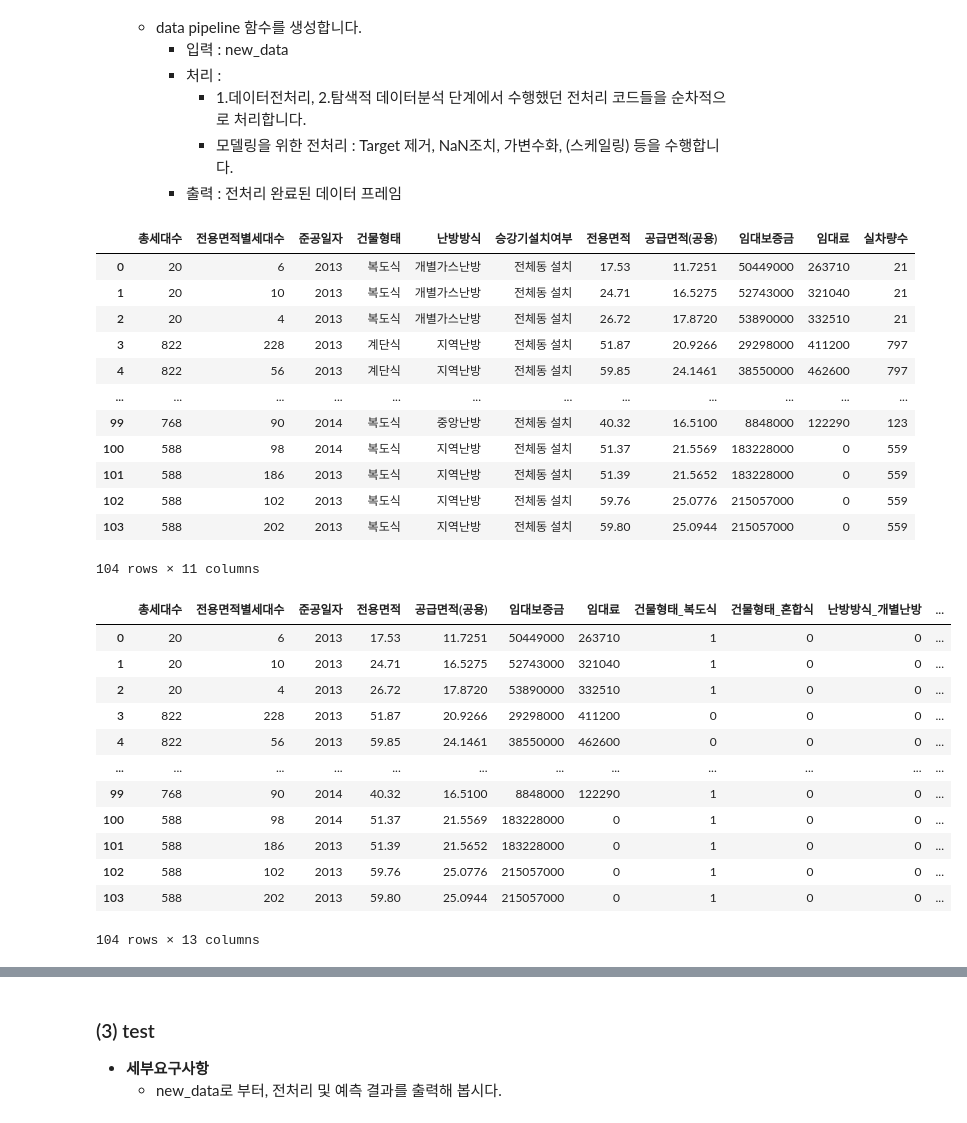
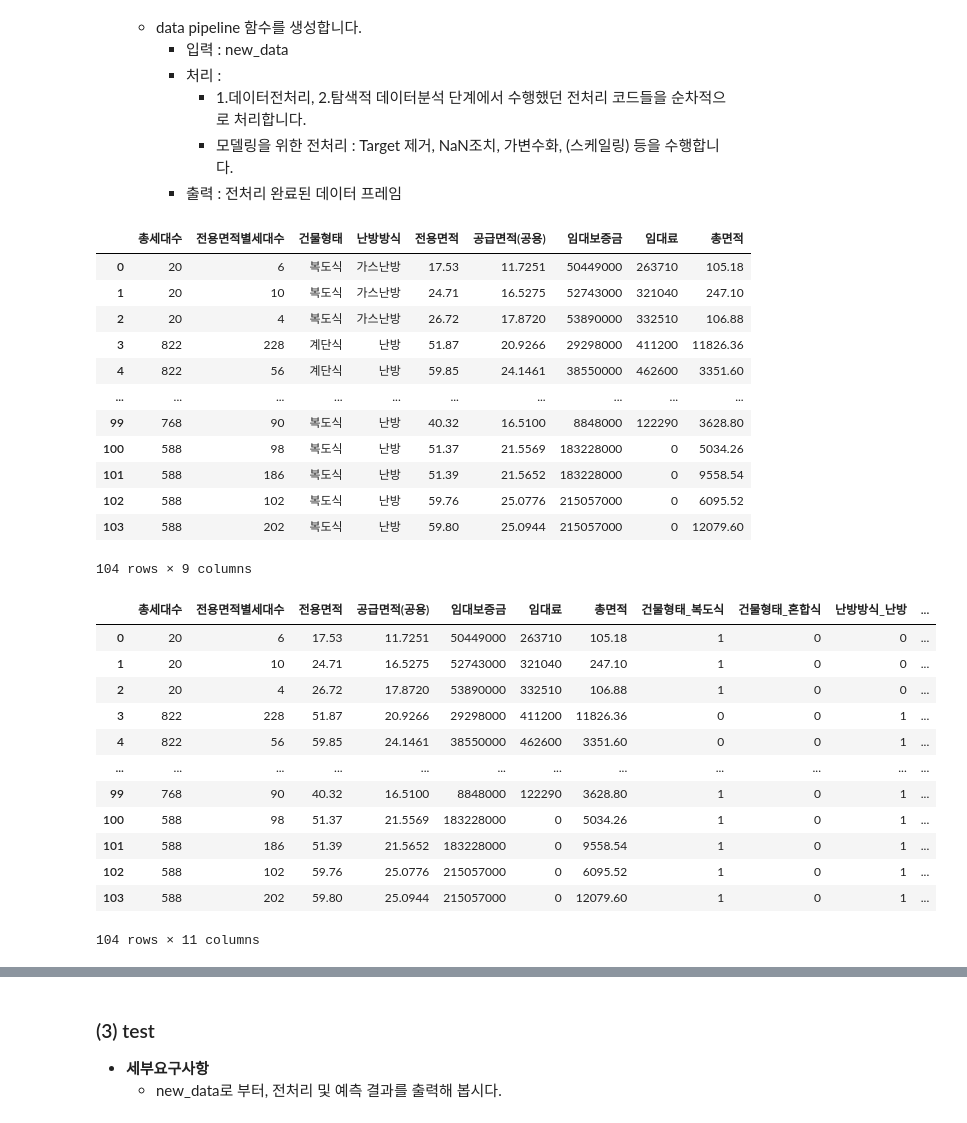
Before and after one commit to YY2mk/KT_aivle, a Jupyter notebook: mini_pjt/mini_3/실습파일_에이블러용/실습파일/3.모델링.ipynb, the cells around one changed output, grey strips where cells are left out. Saved outputs shown, nothing was run; the diff lists cells and outputs as text; code cells hidden in the pictures.

```diff
--- a/mini_pjt/mini_3/실습파일_에이블러용/실습파일/3.모델링.ipynb
+++ b/mini_pjt/mini_3/실습파일_에이블러용/실습파일/3.모델링.ipynb
@@ -363,7 +422,7 @@ result
     * test.xlsx 를 읽어서 new_data 이름으로 저장
     * 해당 데이터는 최초 데이터와 동일한 구조입니다. 이 데이터를 이용하여 전처리와 예측을 수행해야 합니다.
 # %%
-new_data = joblib.load(path + 'test2.pkl')
+new_data = joblib.load(path + 'test3.pkl')
 # %%
 new_data
 # %% [output]
@@ -395,35 +456,34 @@ new_data.drop(drop_cols, axis=1, inplace=True)
 # %%
 new_data
 # %% [output]
-|  | 총세대수 | 전용면적별세대수 | 준공일자 | 건물형태 | 난방방식 | 승강기설치여부 | 전용면적 | 공급면적(공용) | 임대보증금 | 임대료 | 실차량수 |
-| 0 | 20 | 6 | 2013 | 복도식 | 개별가스난방 | 전체동 설치 | 17.53 | 11.7251 | 50449000 | 263710 | 21 |
-| 1 | 20 | 10 | 2013 | 복도식 | 개별가스난방 | 전체동 설치 | 24.71 | 16.5275 | 52743000 | 321040 | 21 |
-| 2 | 20 | 4 | 2013 | 복도식 | 개별가스난방 | 전체동 설치 | 26.72 | 17.8720 | 53890000 | 332510 | 21 |
-| 3 | 822 | 228 | 2013 | 계단식 | 지역난방 | 전체동 설치 | 51.87 | 20.9266 | 29298000 | 411200 | 797 |
-| 4 | 822 | 56 | 2013 | 계단식 | 지역난방 | 전체동 설치 | 59.85 | 24.1461 | 38550000 | 462600 | 797 |
-| ... | ... | ... | ... | ... | ... | ... | ... | ... | ... | ... | ... |
-| 99 | 768 | 90 | 2014 | 복도식 | 중앙난방 | 전체동 설치 | 40.32 | 16.5100 | 8848000 | 122290 | 123 |
-| 100 | 588 | 98 | 2014 | 복도식 | 지역난방 | 전체동 설치 | 51.37 | 21.5569 | 183228000 | 0 | 559 |
-| 101 | 588 | 186 | 2013 | 복도식 | 지역난방 | 전체동 설치 | 51.39 | 21.5652 | 183228000 | 0 | 559 |
-| 102 | 588 | 102 | 2013 | 복도식 | 지역난방 | 전체동 설치 | 59.76 | 25.0776 | 215057000 | 0 | 559 |
-| 103 | 588 | 202 | 2013 | 복도식 | 지역난방 | 전체동 설치 | 59.80 | 25.0944 | 215057000 | 0 | 559 |
+|  | 총세대수 | 전용면적별세대수 | 건물형태 | 난방방식 | 전용면적 | 공급면적(공용) | 임대보증금 | 임대료 | 총면적 |
+| 0 | 20 | 6 | 복도식 | 가스난방 | 17.53 | 11.7251 | 50449000 | 263710 | 105.18 |
+| 1 | 20 | 10 | 복도식 | 가스난방 | 24.71 | 16.5275 | 52743000 | 321040 | 247.10 |
+| 2 | 20 | 4 | 복도식 | 가스난방 | 26.72 | 17.8720 | 53890000 | 332510 | 106.88 |
+| 3 | 822 | 228 | 계단식 | 난방 | 51.87 | 20.9266 | 29298000 | 411200 | 11826.36 |
+| 4 | 822 | 56 | 계단식 | 난방 | 59.85 | 24.1461 | 38550000 | 462600 | 3351.60 |
+| ... | ... | ... | ... | ... | ... | ... | ... | ... | ... |
+| 99 | 768 | 90 | 복도식 | 난방 | 40.32 | 16.5100 | 8848000 | 122290 | 3628.80 |
+| 100 | 588 | 98 | 복도식 | 난방 | 51.37 | 21.5569 | 183228000 | 0 | 5034.26 |
+| 101 | 588 | 186 | 복도식 | 난방 | 51.39 | 21.5652 | 183228000 | 0 | 9558.54 |
+| 102 | 588 | 102 | 복도식 | 난방 | 59.76 | 25.0776 | 215057000 | 0 | 6095.52 |
+| 103 | 588 | 202 | 복도식 | 난방 | 59.80 | 25.0944 | 215057000 | 0 | 12079.60 |
-104 rows × 11 columns
+104 rows × 9 columns
 # %%
-dumm_cols = ['건물형태',	'난방방식', '승강기설치여부']
+dumm_cols = ['건물형태',	'난방방식']
 new_data = pd.get_dummies(new_data, columns=dumm_cols, drop_first=True, dtype=int)
-new_data.drop('실차량수', axis=1, inplace=True)
 new_data
 # %% [output]
-|  | 총세대수 | 전용면적별세대수 | 준공일자 | 전용면적 | 공급면적(공용) | 임대보증금 | 임대료 | 건물형태_복도식 | 건물형태_혼합식 | 난방방식_개별난방 | ... |
-| 0 | 20 | 6 | 2013 | 17.53 | 11.7251 | 50449000 | 263710 | 1 | 0 | 0 | ... |
-| 1 | 20 | 10 | 2013 | 24.71 | 16.5275 | 52743000 | 321040 | 1 | 0 | 0 | ... |
-| 2 | 20 | 4 | 2013 | 26.72 | 17.8720 | 53890000 | 332510 | 1 | 0 | 0 | ... |
-| 3 | 822 | 228 | 2013 | 51.87 | 20.9266 | 29298000 | 411200 | 0 | 0 | 0 | ... |
-| 4 | 822 | 56 | 2013 | 59.85 | 24.1461 | 38550000 | 462600 | 0 | 0 | 0 | ... |
+|  | 총세대수 | 전용면적별세대수 | 전용면적 | 공급면적(공용) | 임대보증금 | 임대료 | 총면적 | 건물형태_복도식 | 건물형태_혼합식 | 난방방식_난방 | ... |
+| 0 | 20 | 6 | 17.53 | 11.7251 | 50449000 | 263710 | 105.18 | 1 | 0 | 0 | ... |
+| 1 | 20 | 10 | 24.71 | 16.5275 | 52743000 | 321040 | 247.10 | 1 | 0 | 0 | ... |
+| 2 | 20 | 4 | 26.72 | 17.8720 | 53890000 | 332510 | 106.88 | 1 | 0 | 0 | ... |
+| 3 | 822 | 228 | 51.87 | 20.9266 | 29298000 | 411200 | 11826.36 | 0 | 0 | 1 | ... |
+| 4 | 822 | 56 | 59.85 | 24.1461 | 38550000 | 462600 | 3351.60 | 0 | 0 | 1 | ... |
 | ... | ... | ... | ... | ... | ... | ... | ... | ... | ... | ... | ... |
-| 99 | 768 | 90 | 2014 | 40.32 | 16.5100 | 8848000 | 122290 | 1 | 0 | 0 | ... |
-| 100 | 588 | 98 | 2014 | 51.37 | 21.5569 | 183228000 | 0 | 1 | 0 | 0 | ... |
-| 101 | 588 | 186 | 2013 | 51.39 | 21.5652 | 183228000 | 0 | 1 | 0 | 0 | ... |
-| 102 | 588 | 102 | 2013 | 59.76 | 25.0776 | 215057000 | 0 | 1 | 0 | 0 | ... |
-| 103 | 588 | 202 | 2013 | 59.80 | 25.0944 | 215057000 | 0 | 1 | 0 | 0 | ... |
+| 99 | 768 | 90 | 40.32 | 16.5100 | 8848000 | 122290 | 3628.80 | 1 | 0 | 1 | ... |
+| 100 | 588 | 98 | 51.37 | 21.5569 | 183228000 | 0 | 5034.26 | 1 | 0 | 1 | ... |
+| 101 | 588 | 186 | 51.39 | 21.5652 | 183228000 | 0 | 9558.54 | 1 | 0 | 1 | ... |
+| 102 | 588 | 102 | 59.76 | 25.0776 | 215057000 | 0 | 6095.52 | 1 | 0 | 1 | ... |
+| 103 | 588 | 202 | 59.80 | 25.0944 | 215057000 | 0 | 12079.60 | 1 | 0 | 1 | ... |
-104 rows × 13 columns
+104 rows × 11 columns
```
Also changed, not shown: parts of 36 cells of this notebook, 8 other files.
